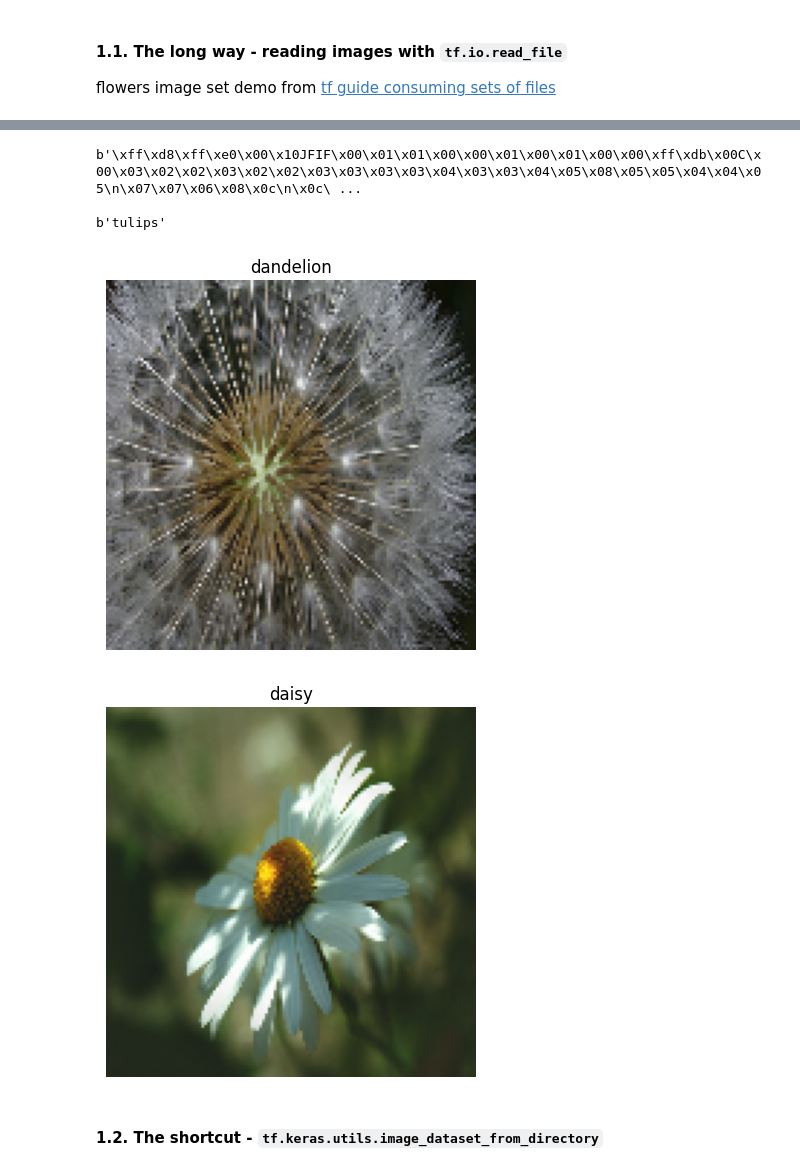
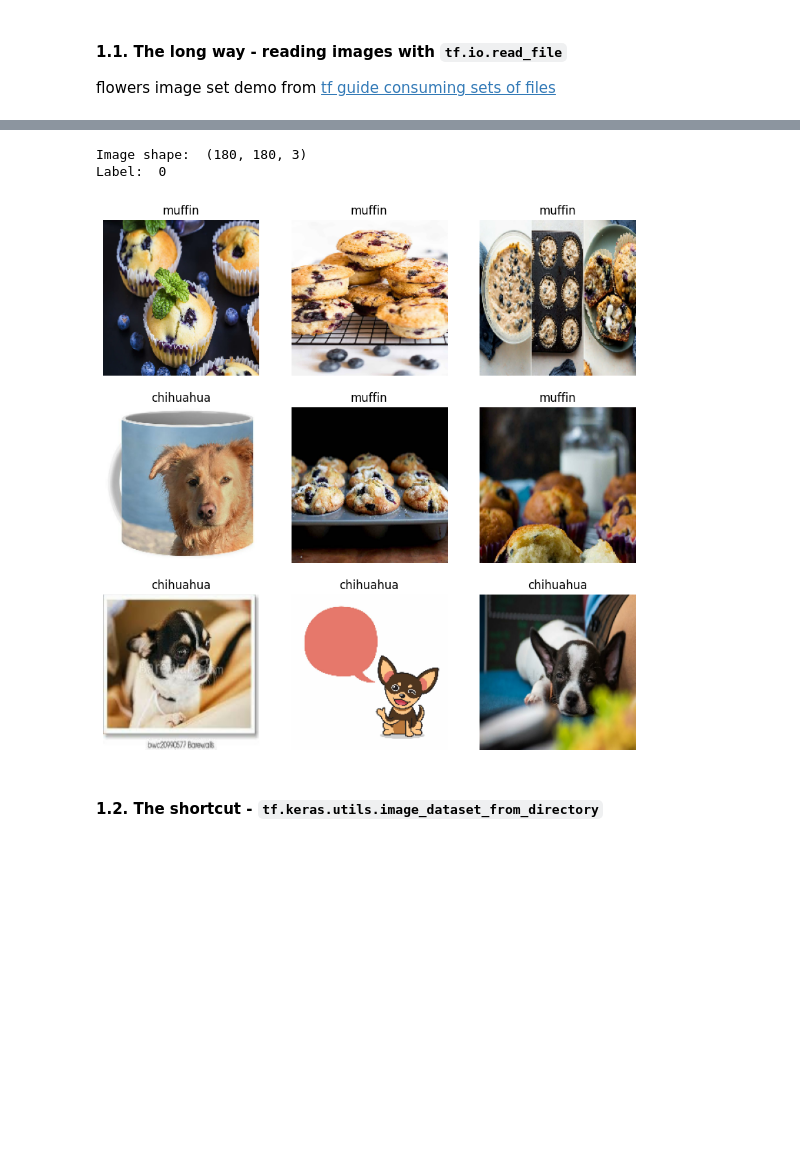
Before and after one commit to dtuleva/DL_23_Lectures_and_Quests, a Jupyter notebook: quest_02_Explore_Data_and_Models.ipynb, the cells around one changed output, grey strips where cells are left out. Drawn from its saved outputs; the diff is of its cells as text; code cells hidden in the pictures; blank space fills up the shorter version.

````diff
--- a/quest_02_Explore_Data_and_Models.ipynb
+++ b/quest_02_Explore_Data_and_Models.ipynb
@@ -109,9 +154,7 @@ labeled_ds = list_ds.map(process_path)
 # %%
-for image_raw, label_text in labeled_ds.take(1):
-  print(repr(image_raw.numpy()[:100]))
-  print()
-  print(label_text.numpy())
+for image, label in dog_muffin_list_train.take(1):
+  print("Image shape: ", image.numpy().shape)
+  print("Label: ", label.numpy())
 # %% [output]
-b'\xff\xd8\xff\xe0\x00\x10JFIF\x00\x01\x01\x00\x00\x01\x00\x01\x00\x00\xff\xdb\x00C\x00\x03\x02\x02\x03\x02\x02\x03\x03\x03\x03\x04\x03\x03\x04\x05\x08\x05\x05\x04\x04\x05\n\x07\x07\x06\x08\x0c\n\x0c\ ...
-
-b'tulips'
+Image shape:  (180, 180, 3)
+Label:  0
@@ -130,23 +161,25 @@ def parse_image(filename):
-# %%
-file_path = next(iter(list_ds))
-image, label = parse_image(file_path)
-
-def show(image, label):
-  plt.figure()
-  plt.imshow(image)
-  plt.title(label.numpy().decode('utf-8'))
-  plt.axis('off')
-
-show(image, label)
-# %% [output]
-[figure, removed]
-# %%
-images_ds = list_ds.map(parse_image)
-
-for image, label in images_ds.take(1):
-  show(image, label)
-# %% [output]
-[figure, removed]
+# %%
+def configure_for_performance(ds):
+  ds = ds.cache()
+  ds = ds.shuffle(buffer_size=ds.cardinality())
+  ds = ds.batch(batch_size)
+  ds = ds.prefetch(buffer_size=AUTOTUNE)
+  return ds
+
+dog_muffin_list_train = configure_for_performance(dog_muffin_list_train)
+dog_muffin_list_val = configure_for_performance(dog_muffin_list_val)
+# %%
+image_batch, label_batch = next(iter(dog_muffin_list_train))
+
+plt.figure(figsize=(10, 10))
+for i in range(9):
+  ax = plt.subplot(3, 3, i + 1)
+  plt.imshow(image_batch[i].numpy().astype("uint8"))
+  label = label_batch[i]
+  plt.title(class_names[label])
+  plt.axis("off")
+# %% [output]
+[figure, added]
 # %% [markdown]
 #### 1.2. The shortcut - ```tf.keras.utils.image_dataset_from_directory```
 # %%
````
Also changed, not shown: parts of 24 cells of this notebook.
